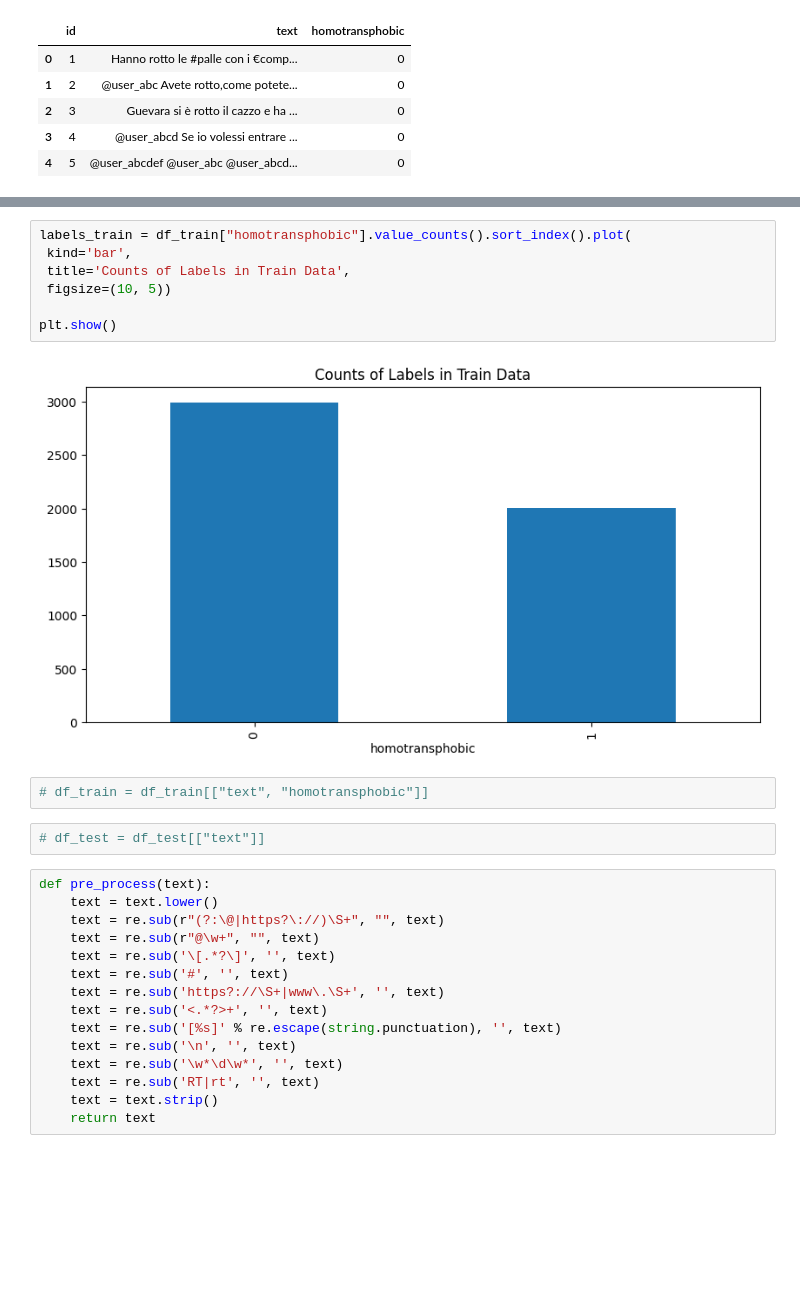
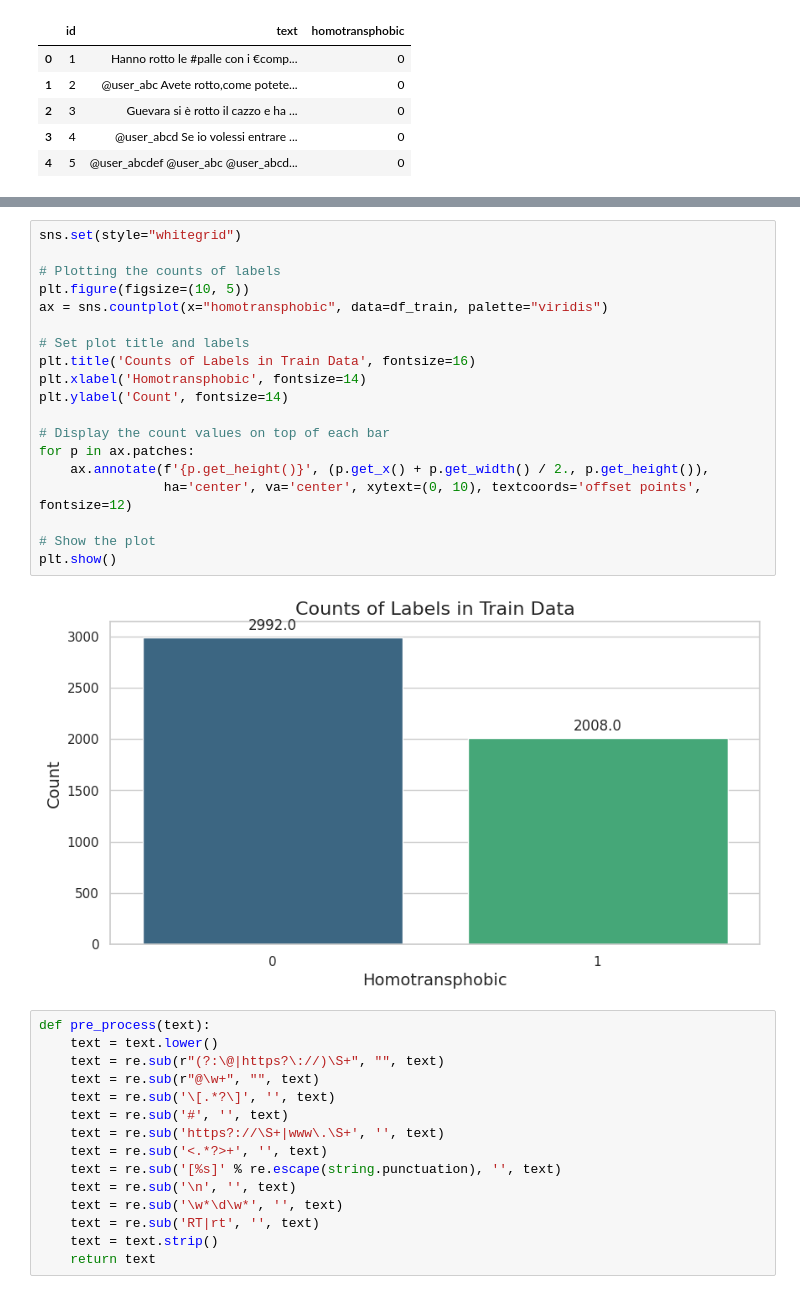
Before and after one commit to mattguida/masters-thesis, a Jupyter notebook: bert-mt-umberto-first.ipynb, the cells around one changed output, grey strips where cells are left out. Saved outputs shown, nothing was run; the diff lists cells and outputs as text; blank space fills up the shorter version.

```diff
--- a/bert-mt-umberto-first.ipynb
+++ b/bert-mt-umberto-first.ipynb
@@ -91,16 +105,24 @@ memory usage: 117.3+ KB
-# %%
-labels_train = df_train["homotransphobic"].value_counts().sort_index().plot(
- kind='bar',
- title='Counts of Labels in Train Data',
- figsize=(10, 5))
-
-plt.show()
-# %% [output]
-[figure, removed]
-# %%
-# df_train = df_train[["text", "homotransphobic"]]
-# %%
-# df_test = df_test[["text"]]
+# %%
+sns.set(style="whitegrid")
+
+# Plotting the counts of labels
+plt.figure(figsize=(10, 5))
+ax = sns.countplot(x="homotransphobic", data=df_train, palette="viridis")
+
+# Set plot title and labels
+plt.title('Counts of Labels in Train Data', fontsize=16)
+plt.xlabel('Homotransphobic', fontsize=14)
+plt.ylabel('Count', fontsize=14)
+
+# Display the count values on top of each bar
+for p in ax.patches:
+    ax.annotate(f'{p.get_height()}', (p.get_x() + p.get_width() / 2., p.get_height()),
+                ha='center', va='center', xytext=(0, 10), textcoords='offset points', fontsize=12)
+
+# Show the plot
+plt.show()
+# %% [output]
+[figure, added]
 # %%
 def pre_process(text):
     text = text.lower()
```
Also changed, not shown: parts of 38 cells of this notebook.
